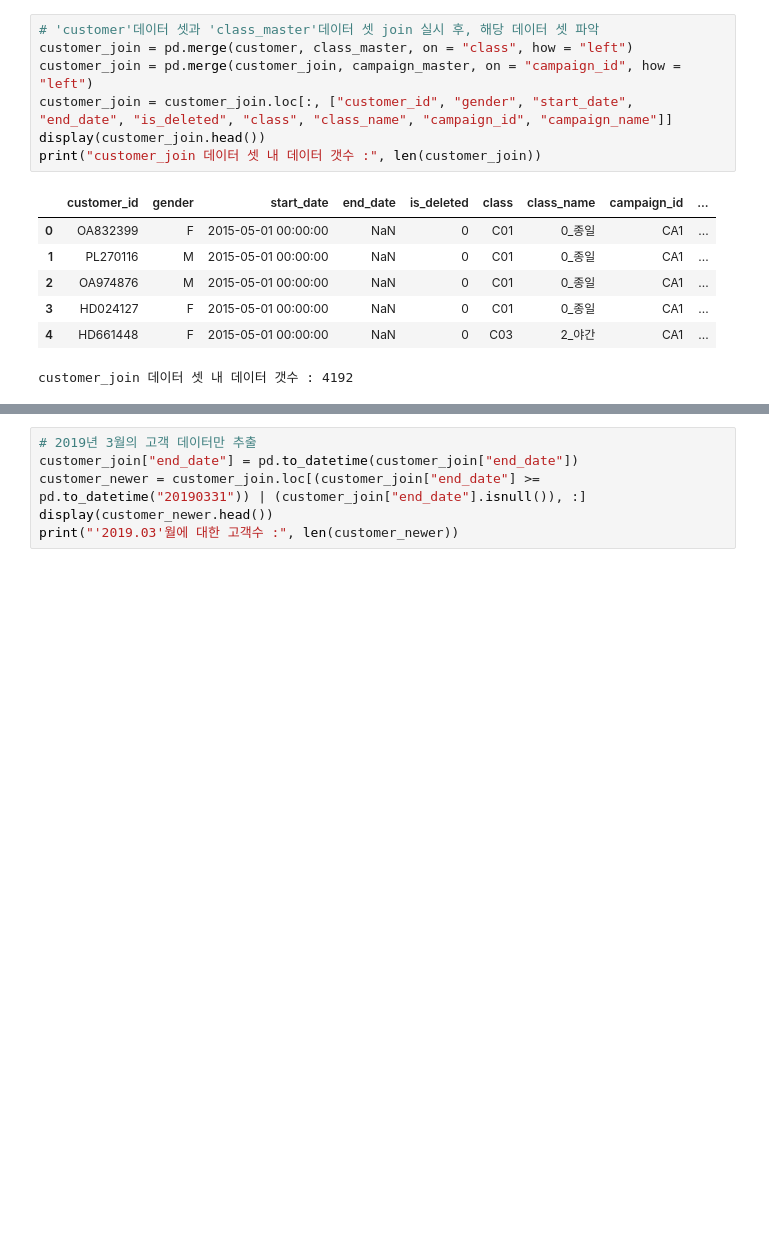
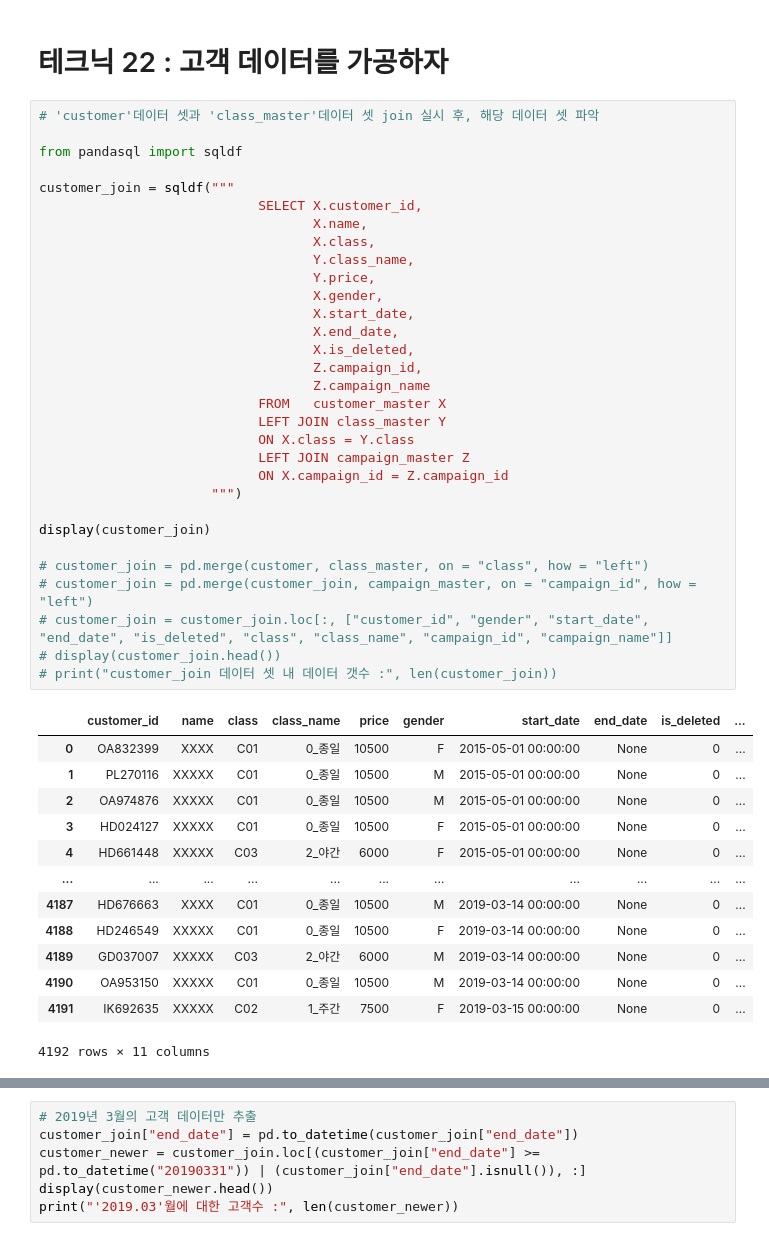
Before and after one commit to wooseok1152/python-data_analysis, a Jupyter notebook: 3장 고객의 전체 모습을 파악하는 테크닉 10.ipynb, the cells around one changed output, grey strips where cells are left out. Drawn from its saved outputs; the diff is of its cells as text; blank space fills up the shorter version.

```diff
--- a/3장 고객의 전체 모습을 파악하는 테크닉 10.ipynb
+++ b/3장 고객의 전체 모습을 파악하는 테크닉 10.ipynb
@@ -43,17 +62,49 @@ campaign_master 데이터 셋 내 데이터 갯수 : 3
+# %% [markdown]
+# 테크닉 22 : 고객 데이터를 가공하자
 # %%
 # 'customer'데이터 셋과 'class_master'데이터 셋 join 실시 후, 해당 데이터 셋 파악
-customer_join = pd.merge(customer, class_master, on = "class", how = "left")
-customer_join = pd.merge(customer_join, campaign_master, on = "campaign_id", how = "left")
-customer_join = customer_join.loc[:, ["customer_id", "gender", "start_date", "end_date", "is_deleted", "class", "class_name", "campaign_id", "campaign_name"]]
-display(customer_join.head())
-print("customer_join 데이터 셋 내 데이터 갯수 :", len(customer_join))
+
+from pandasql import sqldf
+
+customer_join = sqldf("""
+                            SELECT X.customer_id,
+                                   X.name,
+                                   X.class,
+                                   Y.class_name,
+                                   Y.price,
+                                   X.gender,
+                                   X.start_date,
+                                   X.end_date,
+                                   X.is_deleted,
+                                   Z.campaign_id,
+                                   Z.campaign_name
+                            FROM   customer_master X
+                            LEFT JOIN class_master Y
+                            ON X.class = Y.class
+                            LEFT JOIN campaign_master Z
+                            ON X.campaign_id = Z.campaign_id
+                      """)
+
+display(customer_join)
+
+# customer_join = pd.merge(customer, class_master, on = "class", how = "left")
+# customer_join = pd.merge(customer_join, campaign_master, on = "campaign_id", how = "left")
+# customer_join = customer_join.loc[:, ["customer_id", "gender", "start_date", "end_date", "is_deleted", "class", "class_name", "campaign_id", "campaign_name"]]
+# display(customer_join.head())
+# print("customer_join 데이터 셋 내 데이터 갯수 :", len(customer_join))
 # %% [output]
-|  | customer_id | gender | start_date | end_date | is_deleted | class | class_name | campaign_id | ... |
-| 0 | OA832399 | F | 2015-05-01 00:00:00 | NaN | 0 | C01 | 0_종일 | CA1 | ... |
-| 1 | PL270116 | M | 2015-05-01 00:00:00 | NaN | 0 | C01 | 0_종일 | CA1 | ... |
-| 2 | OA974876 | M | 2015-05-01 00:00:00 | NaN | 0 | C01 | 0_종일 | CA1 | ... |
-| 3 | HD024127 | F | 2015-05-01 00:00:00 | NaN | 0 | C01 | 0_종일 | CA1 | ... |
-| 4 | HD661448 | F | 2015-05-01 00:00:00 | NaN | 0 | C03 | 2_야간 | CA1 | ... |
+|  | customer_id | name | class | class_name | price | gender | start_date | end_date | is_deleted | ... |
+| 0 | OA832399 | XXXX | C01 | 0_종일 | 10500 | F | 2015-05-01 00:00:00 | None | 0 | ... |
+| 1 | PL270116 | XXXXX | C01 | 0_종일 | 10500 | M | 2015-05-01 00:00:00 | None | 0 | ... |
+| 2 | OA974876 | XXXXX | C01 | 0_종일 | 10500 | M | 2015-05-01 00:00:00 | None | 0 | ... |
+| 3 | HD024127 | XXXXX | C01 | 0_종일 | 10500 | F | 2015-05-01 00:00:00 | None | 0 | ... |
+| 4 | HD661448 | XXXXX | C03 | 2_야간 | 6000 | F | 2015-05-01 00:00:00 | None | 0 | ... |
+| ... | ... | ... | ... | ... | ... | ... | ... | ... | ... | ... |
+| 4187 | HD676663 | XXXX | C01 | 0_종일 | 10500 | M | 2019-03-14 00:00:00 | None | 0 | ... |
+| 4188 | HD246549 | XXXXX | C01 | 0_종일 | 10500 | F | 2019-03-14 00:00:00 | None | 0 | ... |
+| 4189 | GD037007 | XXXXX | C03 | 2_야간 | 6000 | M | 2019-03-14 00:00:00 | None | 0 | ... |
+| 4190 | OA953150 | XXXXX | C01 | 0_종일 | 10500 | M | 2019-03-14 00:00:00 | None | 0 | ... |
+| 4191 | IK692635 | XXXXX | C02 | 1_주간 | 7500 | F | 2019-03-15 00:00:00 | None | 0 | ... |
-customer_join 데이터 셋 내 데이터 갯수 : 4192
+4192 rows × 11 columns
 # %%
 # 'customer_join' 데이터 셋 내 null 데이터 갯수 확인
```
Also changed, not shown: parts of 9 cells of this notebook.
